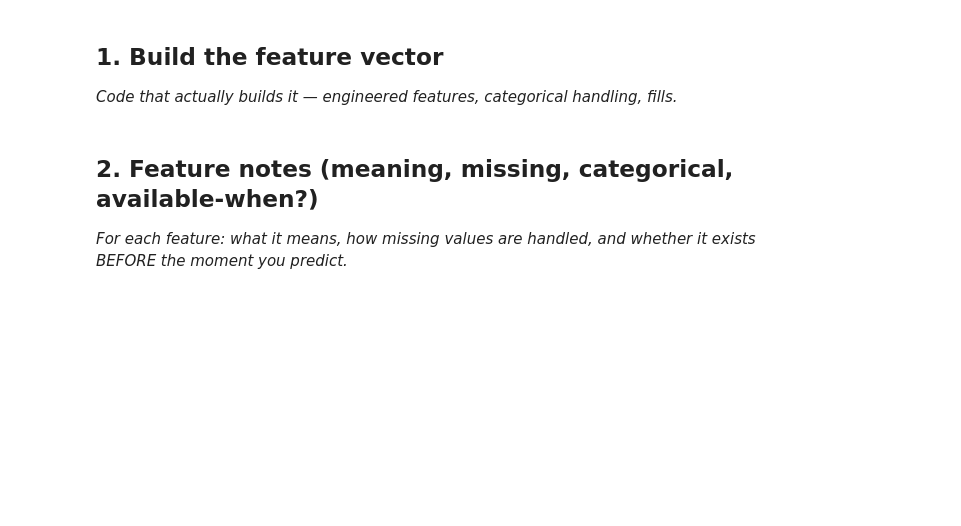
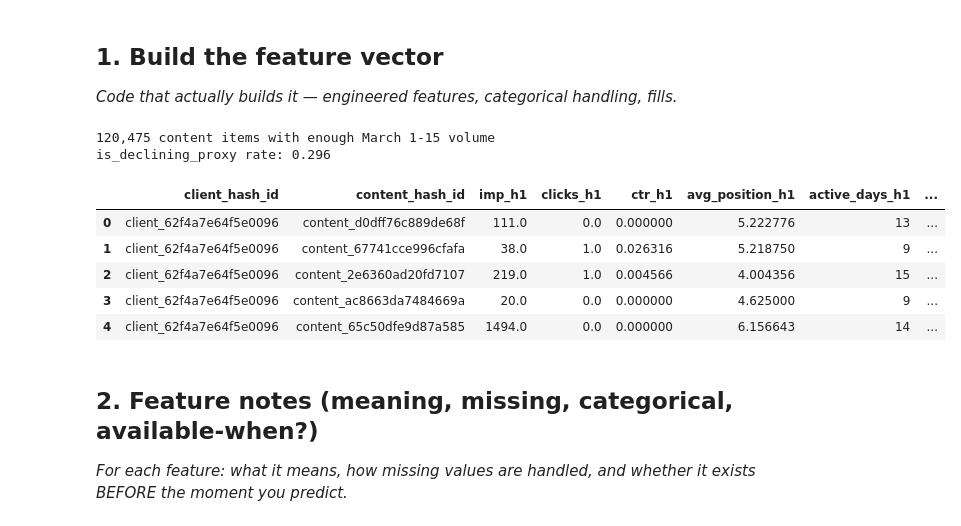
Before and after one commit to irene501/flyrank, a Jupyter notebook: work/notebooks/w03_feature_leakage_check.ipynb, the cells around one changed output. Drawn from its saved outputs; the diff is of its cells as text; code cells hidden in the pictures; blank space fills up the shorter version.

```diff
--- a/work/notebooks/w03_feature_leakage_check.ipynb
+++ b/work/notebooks/w03_feature_leakage_check.ipynb
@@ -9,7 +11,69 @@ This skeleton is yours to fill. Work the sections **in order** — each one has
+# %%
+import os, getpass
+import duckdb
+
+# Colab: use the Secrets panel (key icon) to set HF_TOKEN, then userdata.get() picks it up.
+try:
+    from google.colab import userdata
+    HF_TOKEN = userdata.get('HF_TOKEN')
+except Exception:
+    HF_TOKEN = os.environ.get('HF_TOKEN') or getpass.getpass('Paste your Hugging Face READ token (hf_...): ')
+
+con = duckdb.connect()
+con.execute(f"CREATE OR REPLACE SECRET hf (TYPE huggingface, TOKEN '{HF_TOKEN}')")
+
+REL = 'hf://datasets/FlyRank/internship-warehouse'
+TABLES = {
+    'dim_clients':  f"read_parquet('{REL}/dim_clients.parquet')",
+    'dim_content':  f"read_parquet('{REL}/dim_content.parquet')",
+    'fact_march':   f"read_parquet('{REL}/fact_content_daily_performance/month=2026-03/*.parquet')",
+}
 # %% [markdown]
 ## 1. Build the feature vector
 
 *Code that actually builds it — engineered features, categorical handling, fills.*
+# %%
+# Same decision point as the Week 3 data contract: features only from March 1-15,
+# label only from March 16-31 -- never mixed.
+feature_frame = con.sql(f"""
+    SELECT
+        client_hash_id,
+        content_hash_id,
+        SUM(gsc_impressions)                                            AS imp_h1,
+        SUM(gsc_clicks)                                                 AS clicks_h1,
+        SUM(gsc_clicks) / NULLIF(SUM(gsc_impressions), 0)               AS ctr_h1,
+        AVG(gsc_avg_position) FILTER (WHERE gsc_avg_position > 0)       AS avg_position_h1,
+        COUNT(DISTINCT report_date) FILTER (WHERE gsc_impressions > 0)  AS active_days_h1
+    FROM {TABLES['fact_march']}
+    WHERE report_date BETWEEN DATE '2026-03-01' AND DATE '2026-03-15'
+    GROUP BY 1, 2
+    HAVING SUM(gsc_impressions) >= 10
+""").df()
+
+label_frame = con.sql(f"""
+    SELECT
+        client_hash_id, content_hash_id,
+        SUM(gsc_impressions) FILTER (WHERE report_date BETWEEN DATE '2026-03-16' AND DATE '2026-03-31') AS imp_h2
+    FROM {TABLES['fact_march']}
+    GROUP BY 1, 2
+""").df()
+
+data = feature_frame.merge(label_frame, on=['client_hash_id', 'content_hash_id'], how='inner')
+data['is_declining_proxy'] = (data['imp_h2'] < 0.8 * data['imp_h1']).astype(int)
+data = data.dropna(subset=['ctr_h1', 'avg_position_h1']).reset_index(drop=True)
+
+print(f"{len(data):,} content items with enough March 1-15 volume")
+print(f"is_declining_proxy rate: {data['is_declining_proxy'].mean():.3f}")
+data.head()
+# %% [output]
+120,475 content items with enough March 1-15 volume
+is_declining_proxy rate: 0.296
+|  | client_hash_id | content_hash_id | imp_h1 | clicks_h1 | ctr_h1 | avg_position_h1 | active_days_h1 | ... |
+| 0 | client_62f4a7e64f5e0096 | content_d0dff76c889de68f | 111.0 | 0.0 | 0.000000 | 5.222776 | 13 | ... |
+| 1 | client_62f4a7e64f5e0096 | content_67741cce996cfafa | 38.0 | 1.0 | 0.026316 | 5.218750 | 9 | ... |
+| 2 | client_62f4a7e64f5e0096 | content_2e6360ad20fd7107 | 219.0 | 1.0 | 0.004566 | 4.004356 | 15 | ... |
+| 3 | client_62f4a7e64f5e0096 | content_ac8663da7484669a | 20.0 | 0.0 | 0.000000 | 4.625000 | 9 | ... |
+| 4 | client_62f4a7e64f5e0096 | content_65c50dfe9d87a585 | 1494.0 | 0.0 | 0.000000 | 6.156643 | 14 | ... |
 # %% [markdown]
 ## 2. Feature notes (meaning, missing, categorical, available-when?)
 
```
Also changed, not shown: parts of 4 cells of this notebook.
